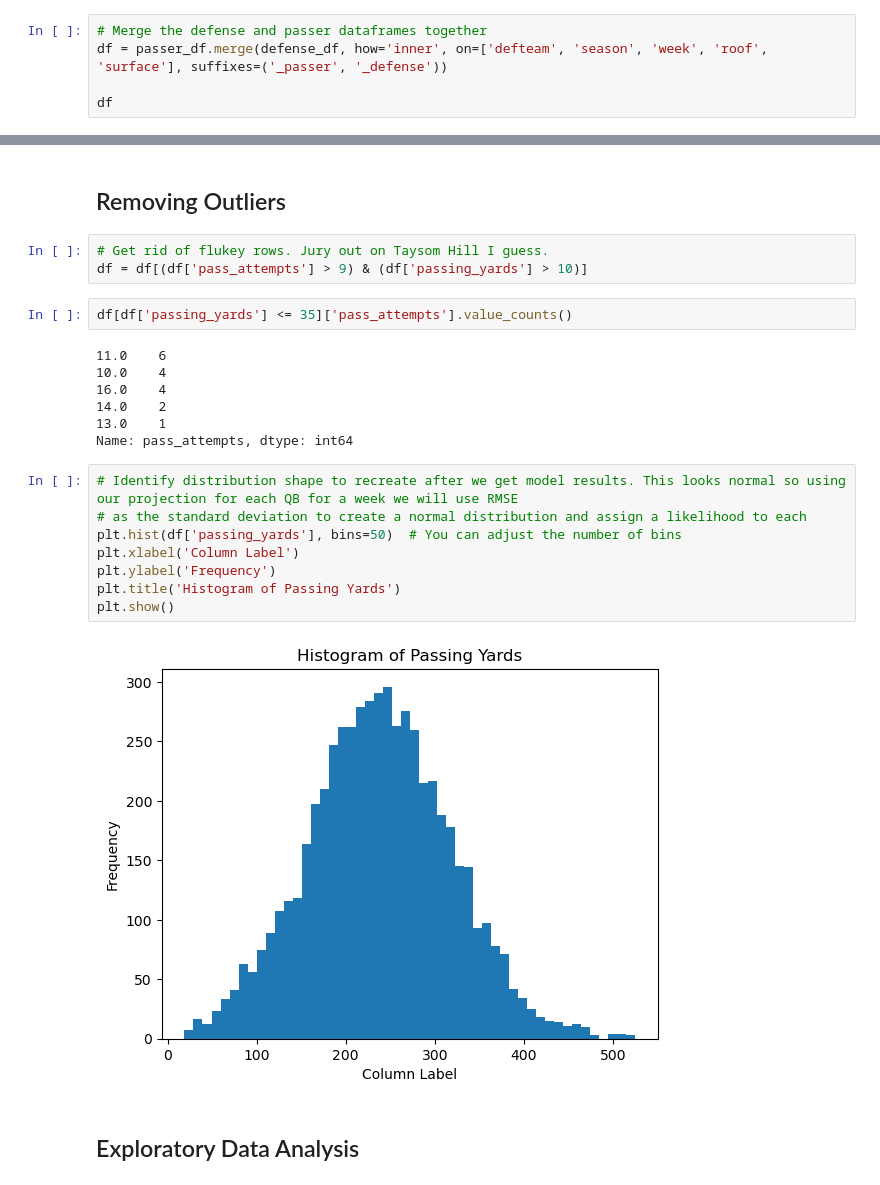
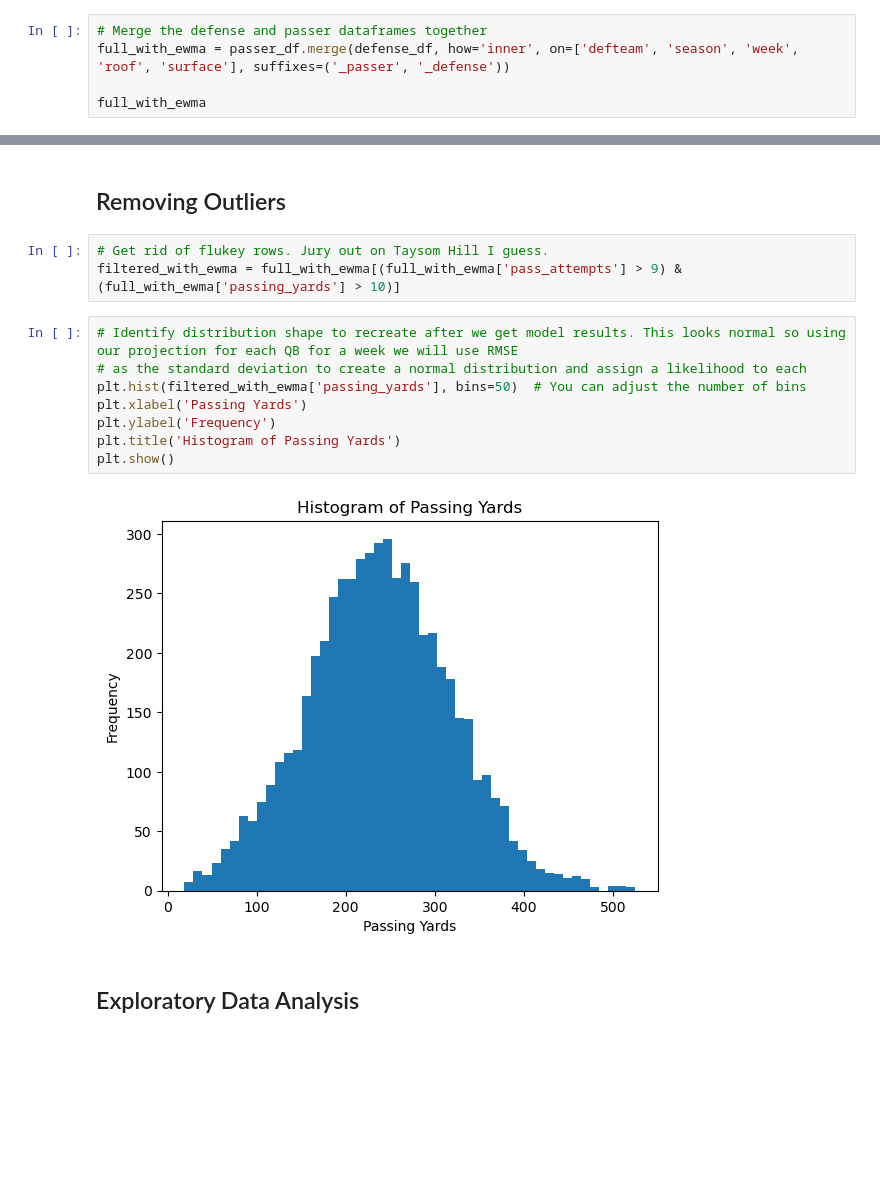
Before and after one commit to bhuggard/CheckTheCover, a Jupyter notebook: heysusan.ipynb, the cells around one changed output, grey strips where cells are left out. Saved outputs shown, nothing was run; the diff lists cells and outputs as text; blank space fills up the shorter version.

```diff
--- a/heysusan.ipynb
+++ b/heysusan.ipynb
@@ -230,9 +236,9 @@ defense_df = defense_df.drop(columns=['passing_yards','completion_percentage', '
 ## Merging Passer & Defense Data
 # %%
 # Merge the defense and passer dataframes together
-df = passer_df.merge(defense_df, how='inner', on=['defteam', 'season', 'week', 'roof', 'surface'], suffixes=('_passer', '_defense'))
+full_with_ewma = passer_df.merge(defense_df, how='inner', on=['defteam', 'season', 'week', 'roof', 'surface'], suffixes=('_passer', '_defense'))
 
-df
+full_with_ewma
 # %% [output]
 |  | passer_player_name | posteam | defteam | season | week | passing_yards | home_flag_passer | ... |
 | 0 | A.Andrews | TEN | NYJ | 2015 | 14 | 41.0 | False | ... |
@@ -251,26 +257,17 @@ df
 ## Removing Outliers
 # %%
 # Get rid of flukey rows. Jury out on Taysom Hill I guess.
-df = df[(df['pass_attempts'] > 9) & (df['passing_yards'] > 10)]
+filtered_with_ewma = full_with_ewma[(full_with_ewma['pass_attempts'] > 9) & (full_with_ewma['passing_yards'] > 10)]
-# %%
-df[df['passing_yards'] <= 35]['pass_attempts'].value_counts()
-# %% [output]
-11.0    6
-10.0    4
-16.0    4
-14.0    2
-13.0    1
-Name: pass_attempts, dtype: int64
 # %%
 # Identify distribution shape to recreate after we get model results. This looks normal so using our projection for each QB for a week we will use RMSE
 # as the standard deviation to create a normal distribution and assign a likelihood to each
-plt.hist(df['passing_yards'], bins=50)  # You can adjust the number of bins
-plt.xlabel('Column Label')
+plt.hist(filtered_with_ewma['passing_yards'], bins=50)  # You can adjust the number of bins
+plt.xlabel('Passing Yards')
 plt.ylabel('Frequency')
 plt.title('Histogram of Passing Yards')
 plt.show()
 # %% [output]
-[figure, old version]
+[figure, new version]
 # %% [markdown]
 ## Exploratory Data Analysis
 # %%
```
Also changed, not shown: parts of 13 cells of this notebook.
